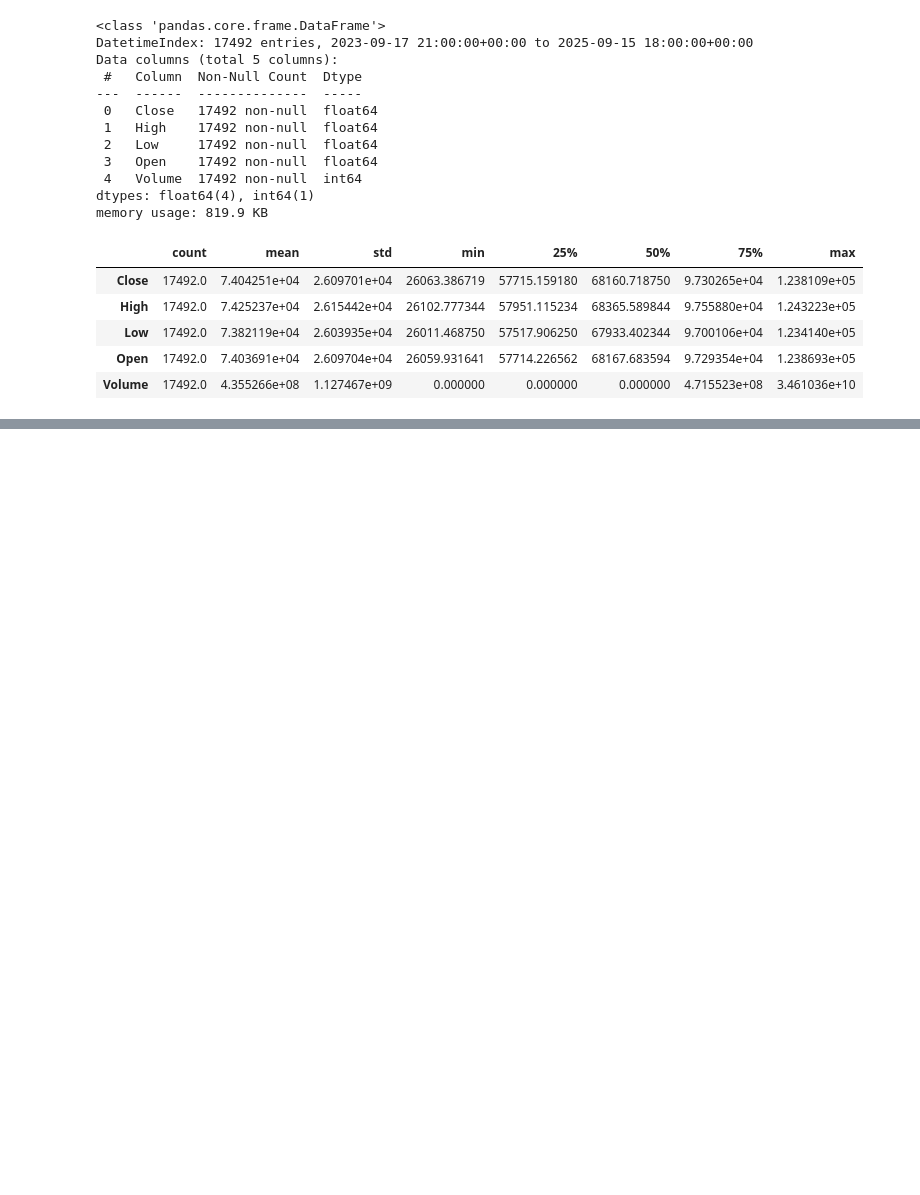
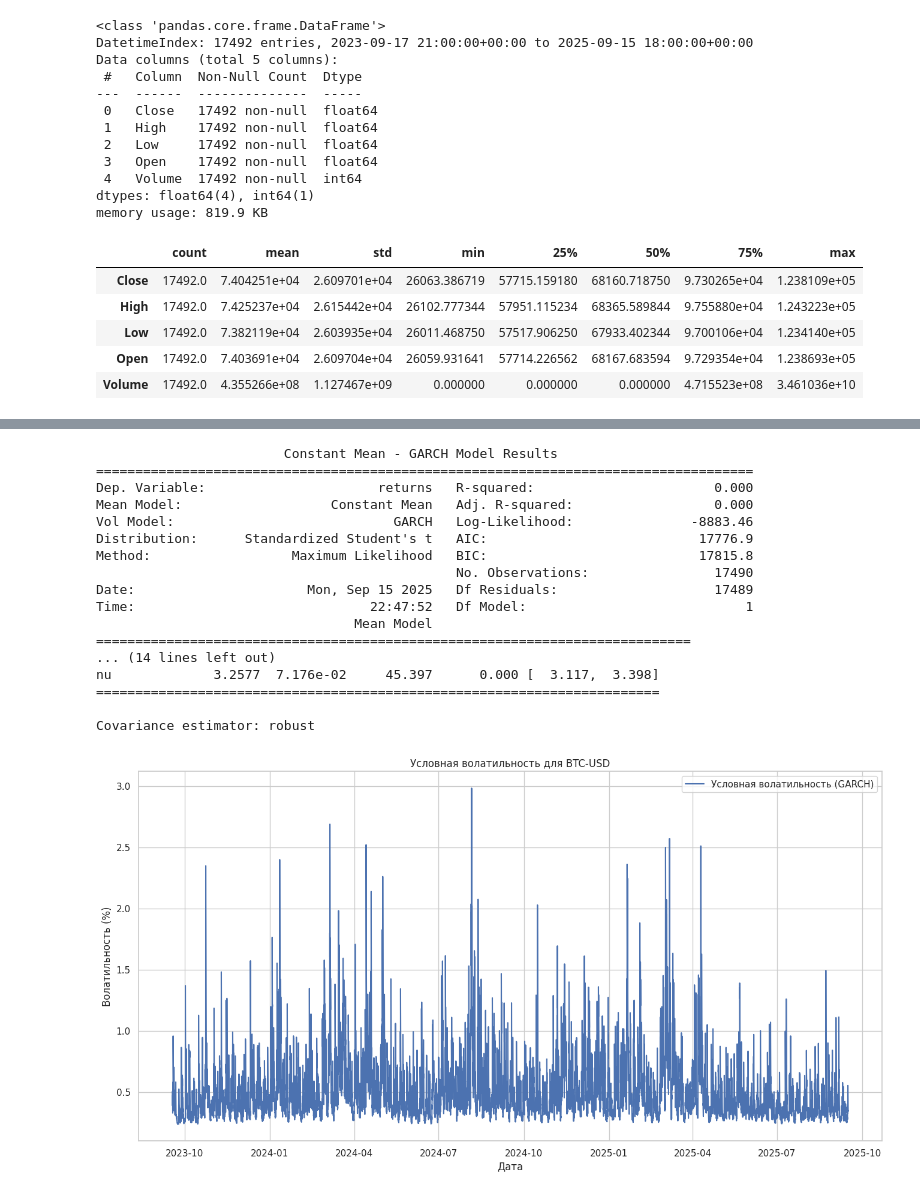
Before and after one commit to HoshiBatista/CryptoVol.ai, a Jupyter notebook: qf_models/notebooks/garch_experiment_01.ipynb, the cells around one changed output, grey strips where cells are left out. Saved outputs shown, nothing was run; the diff lists cells and outputs as text; code cells hidden in the pictures; blank space fills up the shorter version.

```diff
--- a/qf_models/notebooks/garch_experiment_01.ipynb
+++ b/qf_models/notebooks/garch_experiment_01.ipynb
@@ -77,0 +216,42 @@ df.describe().T
+# %%
+# ==============================================================================
+# Моделирование волатильности с помощью GARCH(1,1)
+# ==============================================================================
+
+# Создаем модель GARCH(1,1) с t-распределением Стьюдента
+# p=1, q=1 - стандартные параметры для GARCH
+# dist='t' - указывает на использование t-распределения
+model = arch_model(df['returns'], vol='Garch', p=1, q=1, dist='t')
+
+# Обучаем модель на наших данных
+# update_freq=10 - просто для красивого вывода процесса обучения
+results = model.fit(update_freq=10, disp='off')
+
+print(results.summary())
+
+plt.figure(figsize=(16, 8))
+plt.plot(results.conditional_volatility, label='Условная волатильность (GARCH)')
+plt.title(f'Условная волатильность для {TICKER}')
+plt.ylabel('Волатильность (%)')
+plt.xlabel('Дата')
+plt.legend()
+plt.show()
+# %% [output]
+                        Constant Mean - GARCH Model Results
+====================================================================================
+Dep. Variable:                      returns   R-squared:                       0.000
+Mean Model:                   Constant Mean   Adj. R-squared:                  0.000
+Vol Model:                            GARCH   Log-Likelihood:               -8883.46
+Distribution:      Standardized Student's t   AIC:                           17776.9
+Method:                  Maximum Likelihood   BIC:                           17815.8
+                                              No. Observations:                17490
+Date:                      Mon, Sep 15 2025   Df Residuals:                    17489
+Time:                              22:47:52   Df Model:                            1
+                                 Mean Model
+============================================================================
+... (14 lines left out)
+nu             3.2577  7.176e-02     45.397      0.000 [  3.117,  3.398]
+========================================================================
+
+Covariance estimator: robust
+[figure, added]
```
Also changed, not shown: parts of 4 cells of this notebook.
